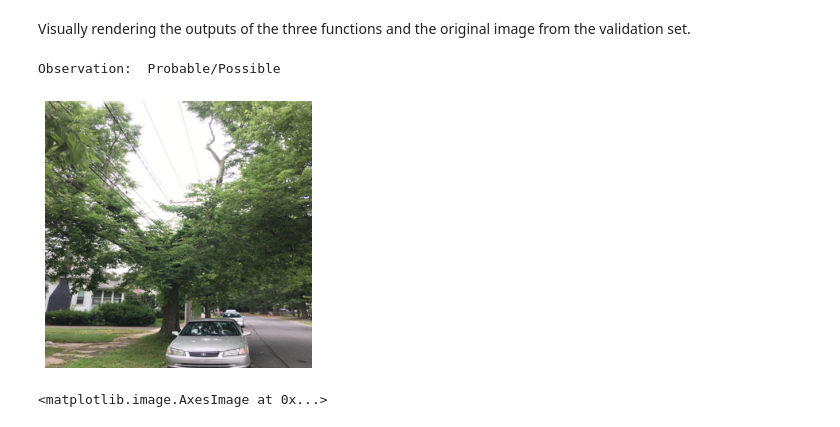
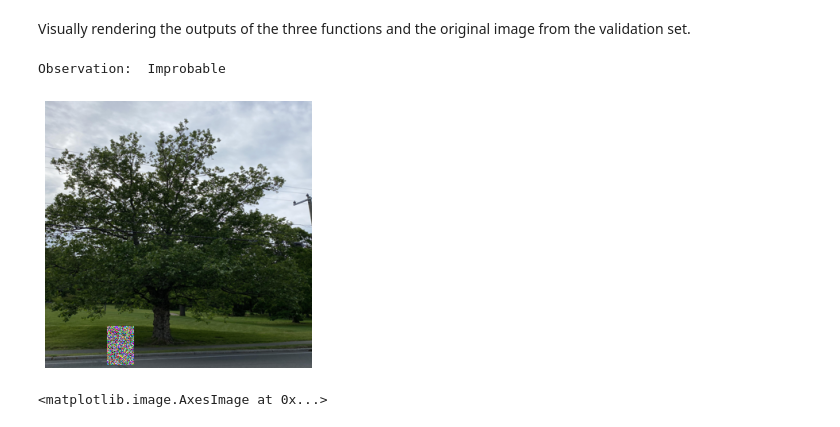
Before and after one commit to narslab/vis-inference, a Jupyter notebook: bin/jupyter/visualization-techniques.ipynb, the cells around one changed output. Cells and saved outputs as stored; diff of their text form; code cells hidden in the pictures.

```diff
--- a/bin/jupyter/visualization-techniques.ipynb
+++ b/bin/jupyter/visualization-techniques.ipynb
@@ -46,7 +65,0 @@ FULL_MODEL_PATH = '../../results/models/opt-cnn-base-PrPo_Im-w-336-px-h-336-px/m
-# %%
-## these can also be globally set.
-trial_seed = 1
-class_labels = getClassLabels("PrPo_Im")
-image_sets = createResolutionScenarioImageDict(RESOLUTION_LIST, SCENARIO_LIST)
-training_images, validation_images, training_labels, validation_labels =  train_test_split(np.array([np.expand_dims(x[0],axis=2) for x in image_sets[336]["PrPo_Im"]]),
-                np.array([x[1] for x in image_sets[336]["PrPo_Im"]]), stratify= np.array([x[1] for x in image_sets[336]["PrPo_Im"]]), test_size=.2, random_state = trial_seed)
@@ -248,10 +250,10 @@ def renderOriginal(index, save=False, grid=False, c_map='gist_gray'):
         plt.savefig(originals_dir+'original-'+str(index)+'-'+c_map+'.jpg')
     return validation_images[index]
 # %%
-ro = renderOriginal(18, False, True)
+ro = renderOriginal(20, False, True)
 # %% [output]
-Observation:  Probable/Possible
+Observation:  Improbable
-[figure, old version]
+[figure, new version]
 # %%
 plt.axis('off')
 plt.imshow(np.squeeze(validation_images[18]), cmap='gist_gray')
```
Also changed, not shown: parts of 8 cells of this notebook.
